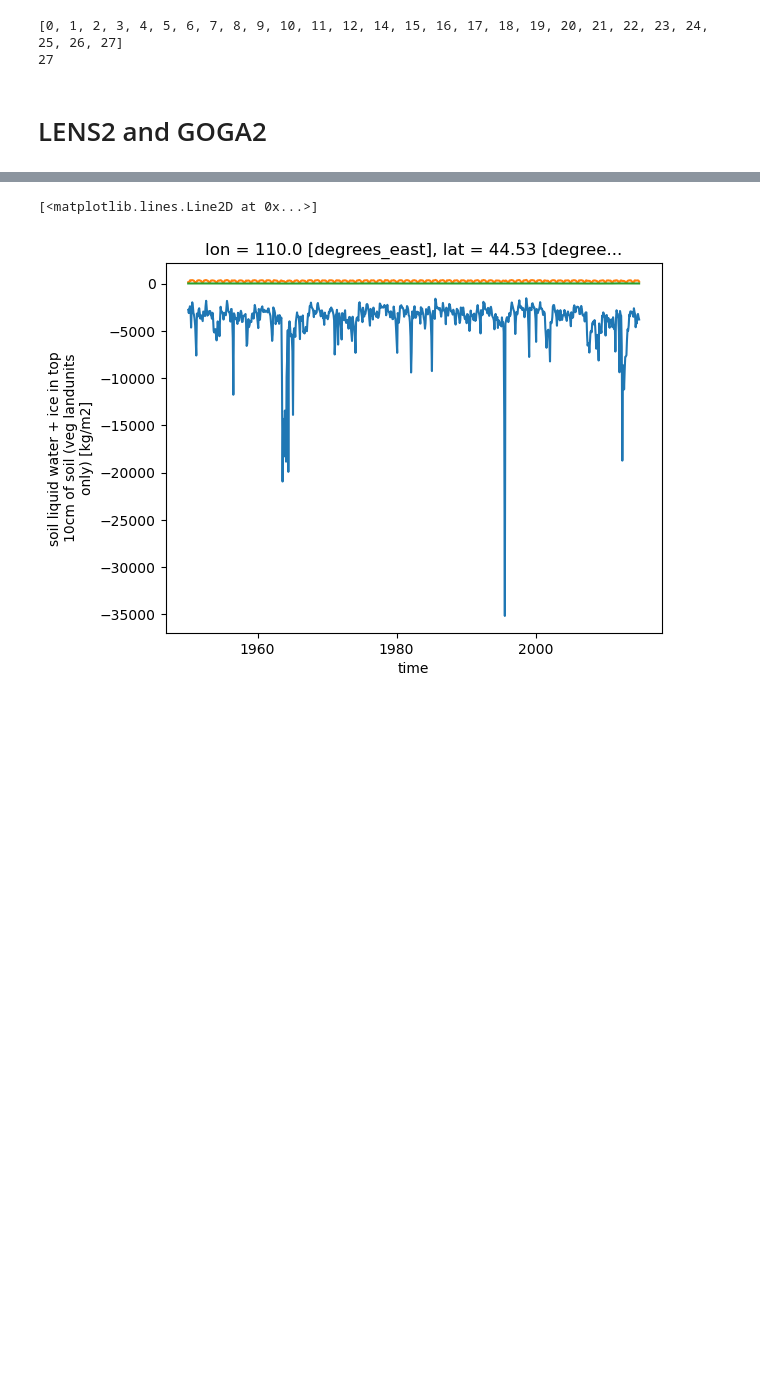
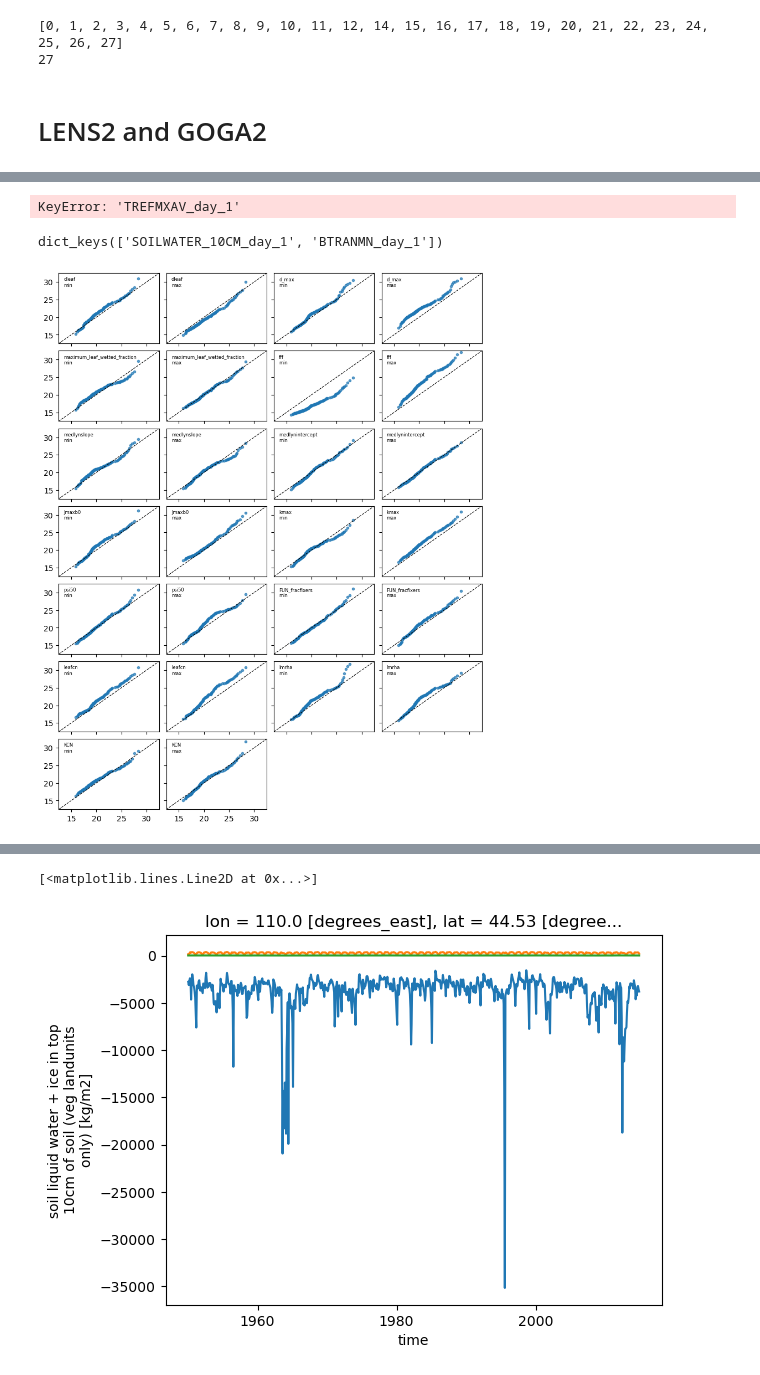
Before and after one commit to bbuchovecky/et_controls, a Jupyter notebook: flash_drought/compare-smp-soilliq.ipynb, the cells around one changed output, grey strips where cells are left out. Cells and saved outputs as stored; diff of their text form; code cells hidden in the pictures; blank space fills up the shorter version.

```diff
--- a/flash_drought/compare-smp-soilliq.ipynb
+++ b/flash_drought/compare-smp-soilliq.ipynb
@@ -82,0 +112,57 @@ for v in variables:
+# %%
+fhist_cna_jja = {}
+lens_cna_jja = {}
+goga_cna_jja = {}
+
+jja_months = [6, 7, 8]
+
+for v in variables:
+    fhist_cna_jja[v] = select_months(fhist[v].where(cna).weighted(grid.LANDAREA).mean(dim=['lat', 'lon']).compute(), jja_months)
+    lens_cna_jja[v] = select_months(lens[v].where(cna).weighted(grid_lens.LANDAREA).mean(dim=['lat', 'lon']).compute(), jja_months)
+    try:
+        goga_cna_jja[v] = select_months(goga[v].where(cna).weighted(grid_goga.LANDAREA).mean(dim=['lat', 'lon']).compute(), jja_months)
+    except KeyError:
+        continue
+# %% [output]
+KeyError: 'TREFMXAV_day_1'
+# %%
+fhist_cna_jja_q = {}
+for v in variables:
+    fhist_cna_jja_q[v] = fhist_cna_jja[v].quantile(np.linspace(0, 1, 101), dim='time')
+# %%
+fhist_cna_jja_q.keys()
+# %% [output]
+dict_keys(['SOILWATER_10CM_day_1', 'BTRANMN_day_1'])
+# %%
+fig, axes = plt.subplots(7, 4, figsize=(8, 10), sharex=True, sharey=True, layout='constrained')
+axs = axes.ravel()
+
+for i in range(0, 26):
+
+    x = fhist_cna_jja_q['SOILWATER_10CM_day_1'].isel(member=0).values
+    y = fhist_cna_jja_q['SOILWATER_10CM_day_1'].isel(member=i+1).values
+
+    axs[i].plot(x, y, '.', alpha=0.7)
+    vmin = np.nanmin(np.concatenate([np.atleast_1d(abs(x)), np.atleast_1d(abs(y))]))
+    vmax = np.nanmax(np.concatenate([np.atleast_1d(abs(x)), np.atleast_1d(abs(y))]))
+
+    vmin = 12.5
+    vmax = 32.5
+
+    axs[i].plot([vmin, vmax], [vmin, vmax], '--', color='k', lw=0.8)
+    axs[i].set_xlim(vmin, vmax)
+    axs[i].set_ylim(vmin, vmax)
+
+    axs[i].text(
+        x=0.05,
+        y=0.95,
+        s=f"{xclim.ppe.get_member_info(i+1)[1]}\n{xclim.ppe.get_member_info(i+1)[2]}",
+        fontsize=6,
+        transform=axs[i].transAxes,
+        va='top'
+    )
+
+for i in range(1,3):
+    axs[-i].remove()
+# %% [output]
+[figure, added]
```
Also changed, not shown: parts of 12 cells of this notebook, 40 other files.
